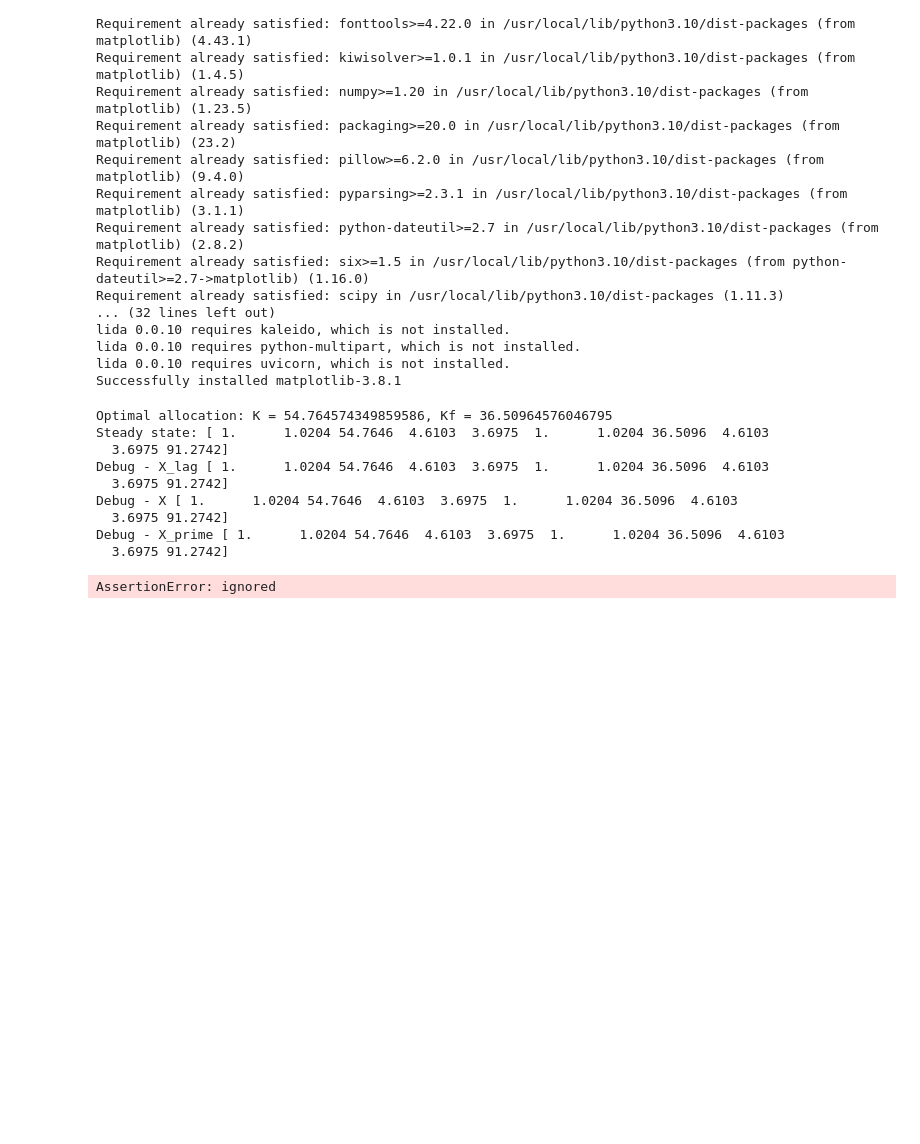
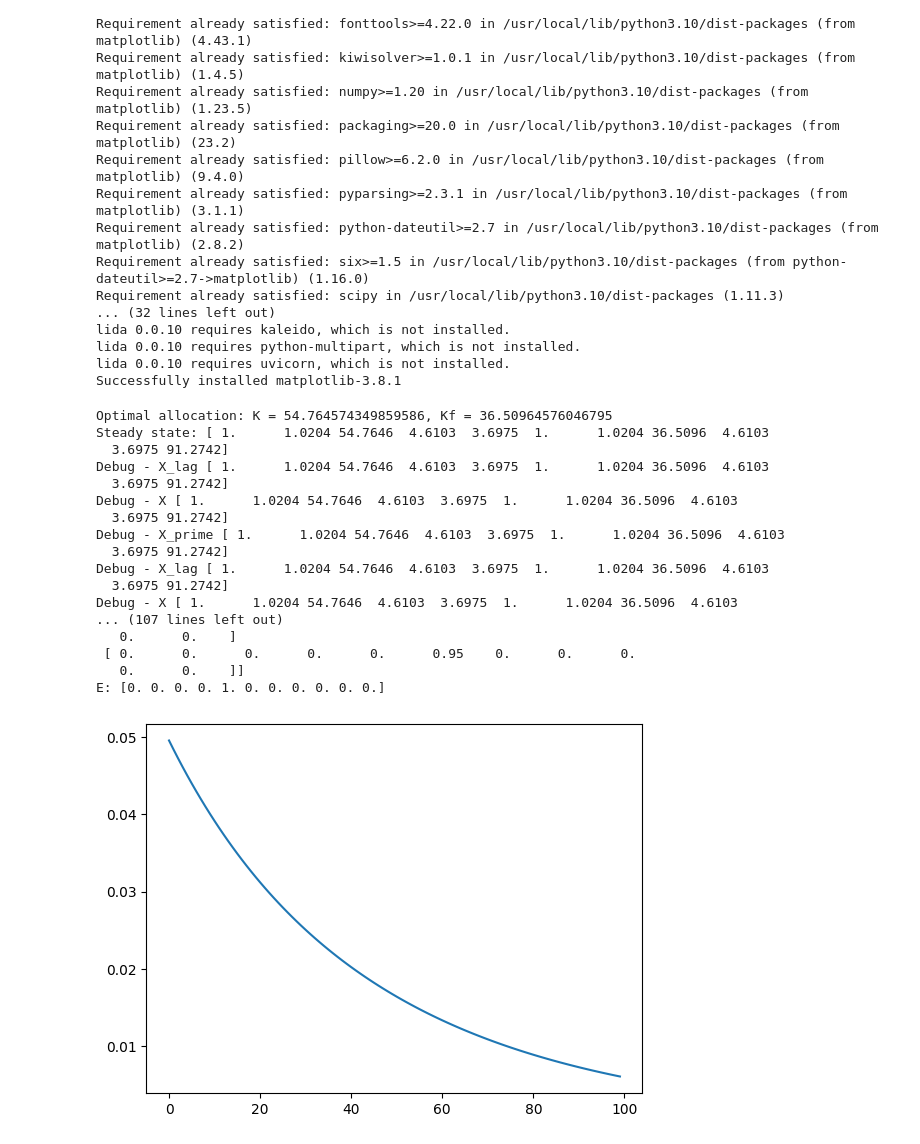
Before and after one commit to taba1/test1, a Jupyter notebook: rbc51.ipynb, the cells around one changed output. Cells and saved outputs as stored; diff of their text form; code cells hidden in the pictures; blank space fills up the shorter version.

```diff
--- a/rbc51.ipynb
+++ b/rbc51.ipynb
@@ -139,11 +139,22 @@ def F(X_Lag,X,X_Prime,epsilon,epsilonf):
             Zf * Kf_L**alphaf - Yf,# Production function
             rhof * np.log(Zf_L) + epsilonf - np.log(Zf)# TFP evolution
             ))
+#########################
+# Check steady state
+try:
+    assert( np.allclose( F(X_SS,X_SS,X_SS,epsilon_SS,epsilonf_SS) , np.zeros(nX)))
+except AssertionError:
+    # Check the result of the function F at the steady state
+    result = F(X_SS,X_SS,X_SS,epsilon_SS,epsilonf_SS)
+
+    # Print the result
+    print("Result of F at the steady state: {}".format(result))
 
 
+#######################
 
 # Check steady state
-assert( np.allclose( F(X_SS,X_SS,X_SS,epsilon_SS,epsilonf_SS) , np.zeros(nX)))
+#assert( np.allclose( F(X_SS,X_SS,X_SS,epsilon_SS,epsilonf_SS) , np.zeros(nX)))
 
 
 # Linearize
@@ -159,31 +170,39 @@ P, Q = SolveSystem(A,B,C,E)
 
 # Calculate an impulse response
 IRF_RBC = np.zeros((nX,100))
 IRF_RBC[:,0] = Q * 0.01
 
 for t in range(1,100):
     IRF_RBC[:,t] = P@IRF_RBC[:,t-1]
 
 
 # This material below runs only if this file is executed as a script
 if __name__ == "__main__":
 
 
     print("A: {}".format(A))
     print("B: {}".format(B))
     print("C: {}".format(C))
     print("E: {}".format(E))
 
     import matplotlib.pyplot as plt
     plt.plot(IRF_RBC[iY,:])
 # %% [output]
 Optimal allocation: K = 54.764574349859586, Kf = 36.50964576046795
 Steady state: [ 1.      1.0204 54.7646  4.6103  3.6975  1.      1.0204 36.5096  4.6103
   3.6975 91.2742]
 Debug - X_lag [ 1.      1.0204 54.7646  4.6103  3.6975  1.      1.0204 36.5096  4.6103
   3.6975 91.2742]
 Debug - X [ 1.      1.0204 54.7646  4.6103  3.6975  1.      1.0204 36.5096  4.6103
   3.6975 91.2742]
 Debug - X_prime [ 1.      1.0204 54.7646  4.6103  3.6975  1.      1.0204 36.5096  4.6103
   3.6975 91.2742]
+Debug - X_lag [ 1.      1.0204 54.7646  4.6103  3.6975  1.      1.0204 36.5096  4.6103
+  3.6975 91.2742]
+Debug - X [ 1.      1.0204 54.7646  4.6103  3.6975  1.      1.0204 36.5096  4.6103
+... (107 lines left out)
+   0.      0.    ]
+ [ 0.      0.      0.      0.      0.      0.95    0.      0.      0.
+   0.      0.    ]]
+E: [0. 0. 0. 0. 1. 0. 0. 0. 0. 0. 0.]
-AssertionError: ignored
+[figure, added]
```
